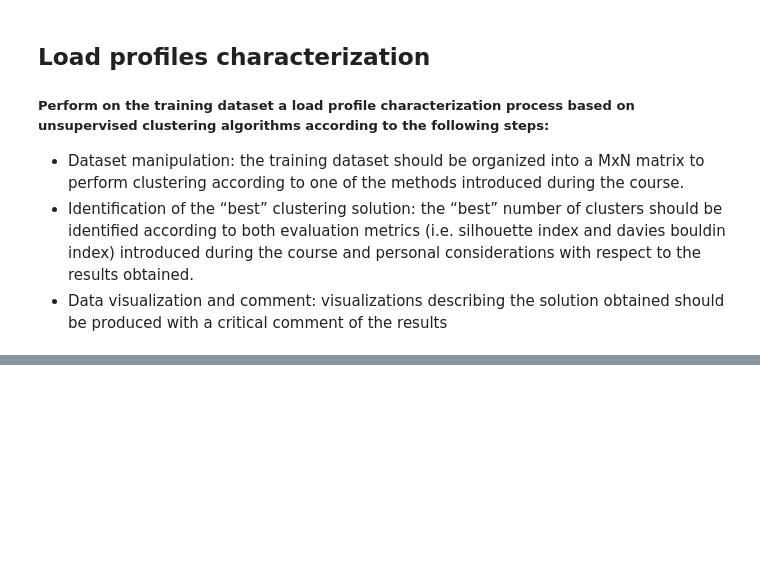
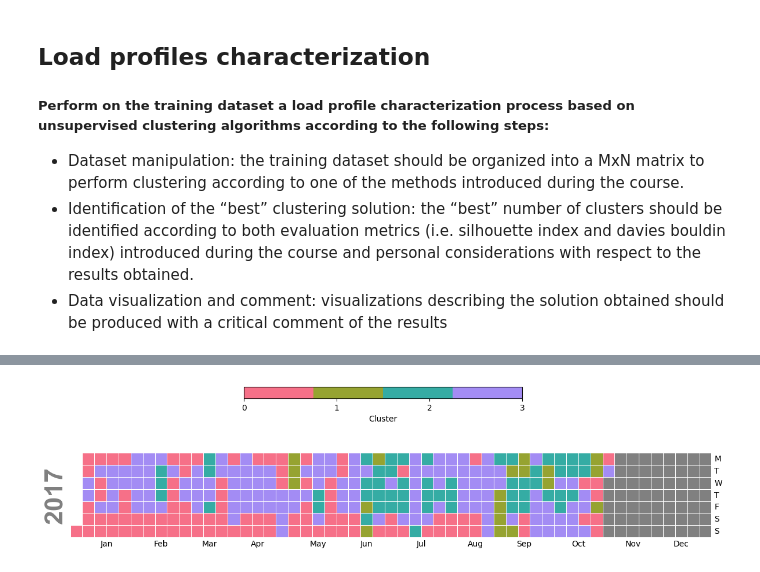
Before and after one commit to lucaparimbelli-ABB/data-science-and-ai-for-industrial-systems, a Jupyter notebook: exam.ipynb, the cells around one changed output, grey strips where cells are left out. Drawn from its saved outputs; the diff is of its cells as text; code cells hidden in the pictures; blank space fills up the shorter version.

```diff
--- a/exam.ipynb
+++ b/exam.ipynb
@@ -184,0 +175,23 @@ plt.show()
+# %%
+cal_data = pd.DataFrame({'cluster': labels}, index=pd.to_datetime(df_matrix.index))
+
+# define colors accordin to palette
+colors = sns.color_palette("husl", K)
+hex_colors = ['#{:02x}{:02x}{:02x}'.format(int(color[0]*255), int(color[1]*255), int(color[2]*255)) for color in colors]
+cmap = ListedColormap(hex_colors)
+
+fig, ax = calmap.calendarplot(cal_data['cluster'], cmap=cmap,
+                              fillcolor='grey', linewidth=0.5, fig_kws=dict(figsize=(12, 4)), monthticks=3, daylabels='MTWTFSS')
+
+# add a colorbar
+sm = plt.cm.ScalarMappable(cmap=cmap, norm=Normalize(vmin=0, vmax=K-1))
+sm.set_array([])
+cax = fig.add_axes([0.3, 0.9, 0.4, 0.05])
+cb = plt.colorbar(sm, cax=cax, orientation='horizontal')
+cb.set_label('Cluster')
+cb.set_ticks(np.sort(cal_data['cluster'].unique()))
+cb.set_ticklabels(np.sort(cal_data['cluster'].unique()))
+
+plt.show()
+# %% [output]
+[figure, added]
```
Also changed, not shown: parts of 15 cells of this notebook, 4 other files.
